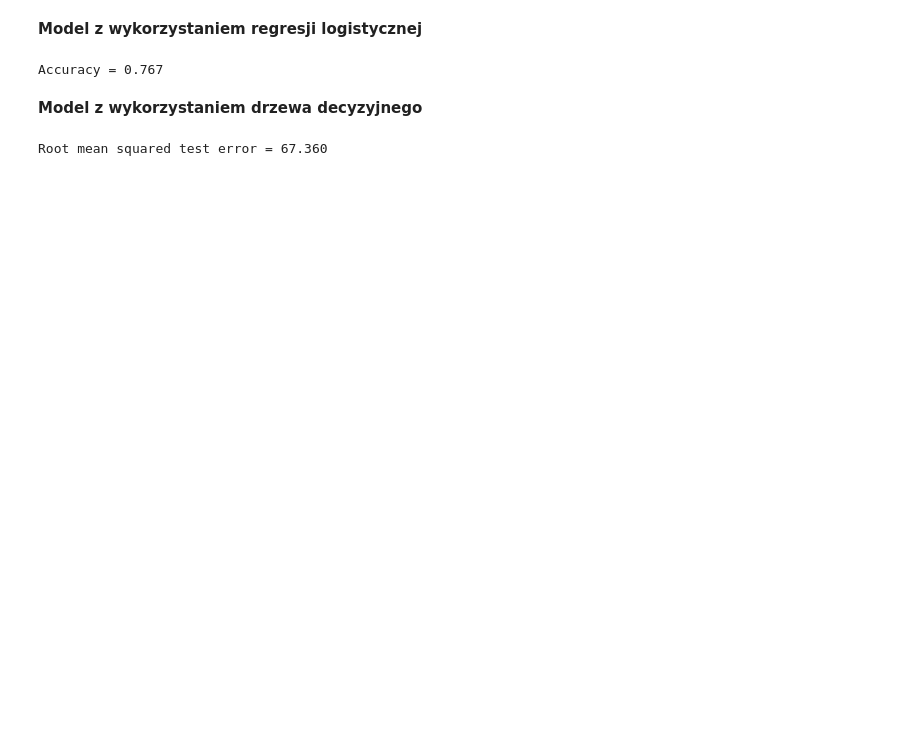
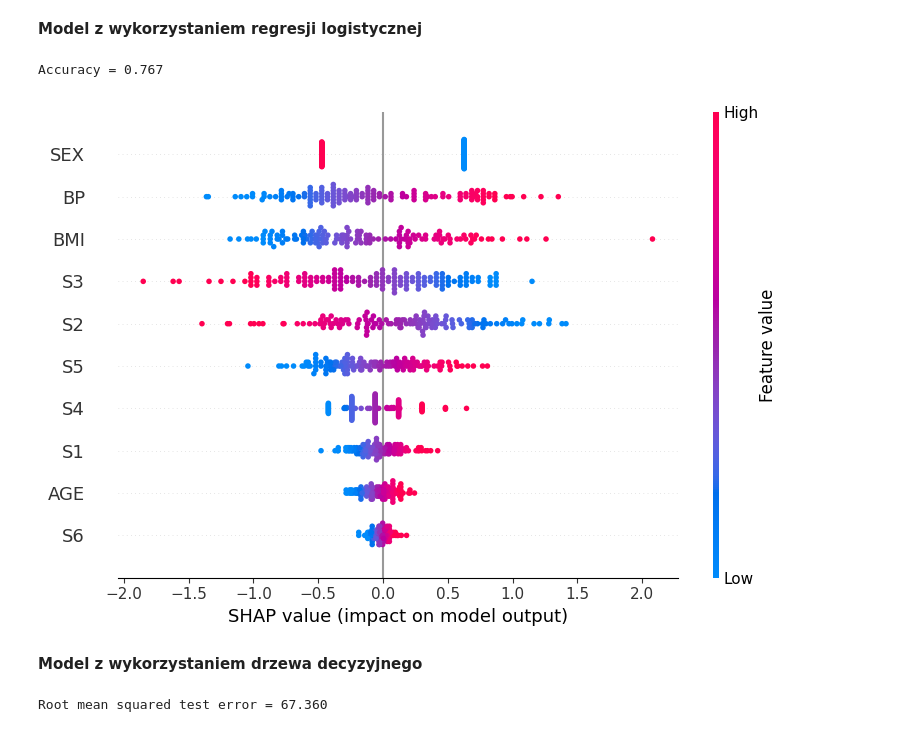
Before and after one commit to MattyMroz/ML, a Jupyter notebook: Lab2/Interpretacja modeli.ipynb, the cells around one changed output. Cells and saved outputs as stored; diff of their text form; code cells hidden in the pictures; blank space fills up the shorter version.

```diff
--- a/Lab2/Interpretacja modeli.ipynb
+++ b/Lab2/Interpretacja modeli.ipynb
@@ -974,6 +981,13 @@ y_pred = log_reg.predict(X_test)
 print(f"Accuracy = {accuracy_score(y_test_lr, y_pred):.3f}")
 # %% [output]
 Accuracy = 0.767
+# %%
+# Regresja logistyczna - LinearExplainer
+explainer_log = shap.LinearExplainer(log_reg, X_train)
+shap_values_log = explainer_log.shap_values(X_test)
+shap.summary_plot(shap_values_log, X_test, feature_names=X.columns.tolist(), title="Regresja logistyczna - SHAP")
+# %% [output]
+[figure, added]
 # %% [markdown]
 **Model z wykorzystaniem drzewa decyzyjnego**
 # %%
```
Also changed, not shown: parts of 17 cells of this notebook, 2 other files.
